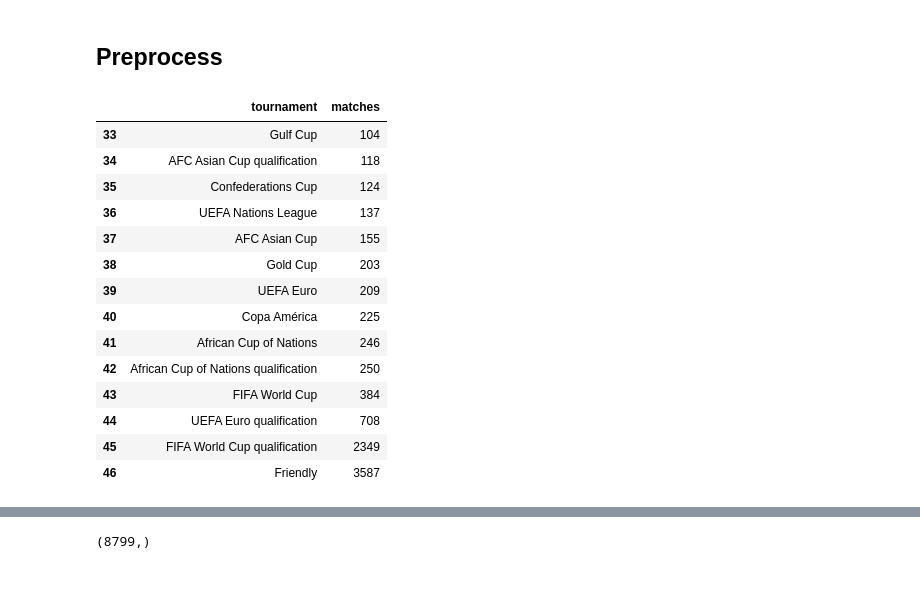
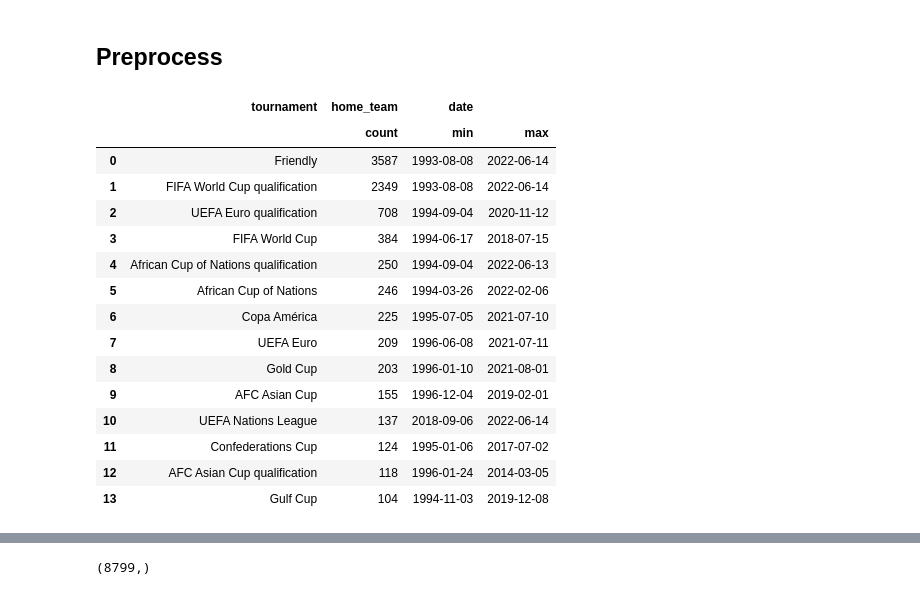
Before and after one commit to lgabs/copa22-forecast, a Jupyter notebook: code/model/Model GBDTs.ipynb, the cells around one changed output, grey strips where cells are left out. Drawn from its saved outputs; the diff is of its cells as text; code cells hidden in the pictures.

```diff
--- a/code/model/Model GBDTs.ipynb
+++ b/code/model/Model GBDTs.ipynb
@@ -120,31 +122,35 @@ memory usage: 1.8+ MB
 # %%
 elegible_tournaments = (
     df_fifa_world_cup_2022
     .groupby('tournament')
-    .count()['home_team']
-    .sort_values()
+    .agg({
+        'home_team': 'count',
+        'date': ['min', 'max'],
+    })
+    .sort_values(by=[('home_team', 'count')], ascending=False)
     .reset_index()
-    .rename(columns={'home_team': 'matches'})
-    .query('matches >= 100')
+    .pipe(get_intermediate)
+    [_df[('home_team', 'count')] > 100]
 )
 
 elegible_tournaments
 # %% [output]
-|  | tournament | matches |
-| 33 | Gulf Cup | 104 |
-| 34 | AFC Asian Cup qualification | 118 |
-| 35 | Confederations Cup | 124 |
-| 36 | UEFA Nations League | 137 |
-| 37 | AFC Asian Cup | 155 |
-| 38 | Gold Cup | 203 |
-| 39 | UEFA Euro | 209 |
-| 40 | Copa América | 225 |
-| 41 | African Cup of Nations | 246 |
-| 42 | African Cup of Nations qualification | 250 |
-| 43 | FIFA World Cup | 384 |
-| 44 | UEFA Euro qualification | 708 |
-| 45 | FIFA World Cup qualification | 2349 |
-| 46 | Friendly | 3587 |
+|  | tournament | home_team | date |  |
+|  |  | count | min | max |
+| 0 | Friendly | 3587 | 1993-08-08 | 2022-06-14 |
+| 1 | FIFA World Cup qualification | 2349 | 1993-08-08 | 2022-06-14 |
+| 2 | UEFA Euro qualification | 708 | 1994-09-04 | 2020-11-12 |
+| 3 | FIFA World Cup | 384 | 1994-06-17 | 2018-07-15 |
+| 4 | African Cup of Nations qualification | 250 | 1994-09-04 | 2022-06-13 |
+| 5 | African Cup of Nations | 246 | 1994-03-26 | 2022-02-06 |
+| 6 | Copa América | 225 | 1995-07-05 | 2021-07-10 |
+| 7 | UEFA Euro | 209 | 1996-06-08 | 2021-07-11 |
+| 8 | Gold Cup | 203 | 1996-01-10 | 2021-08-01 |
+| 9 | AFC Asian Cup | 155 | 1996-12-04 | 2019-02-01 |
+| 10 | UEFA Nations League | 137 | 2018-09-06 | 2022-06-14 |
+| 11 | Confederations Cup | 124 | 1995-01-06 | 2017-07-02 |
+| 12 | AFC Asian Cup qualification | 118 | 1996-01-24 | 2014-03-05 |
+| 13 | Gulf Cup | 104 | 1994-11-03 | 2019-12-08 |
 # %%
 features_cols = [
     'home_team',
```
Also changed, not shown: parts of 79 cells of this notebook, 5 other files.
